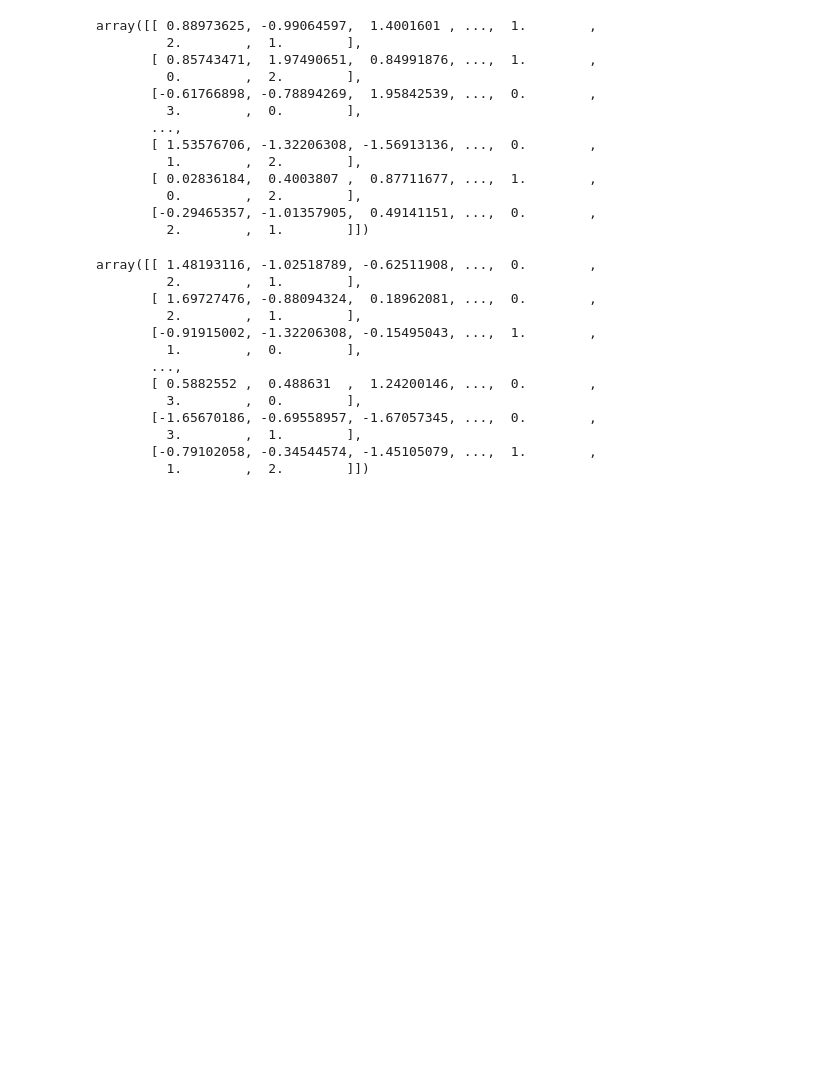
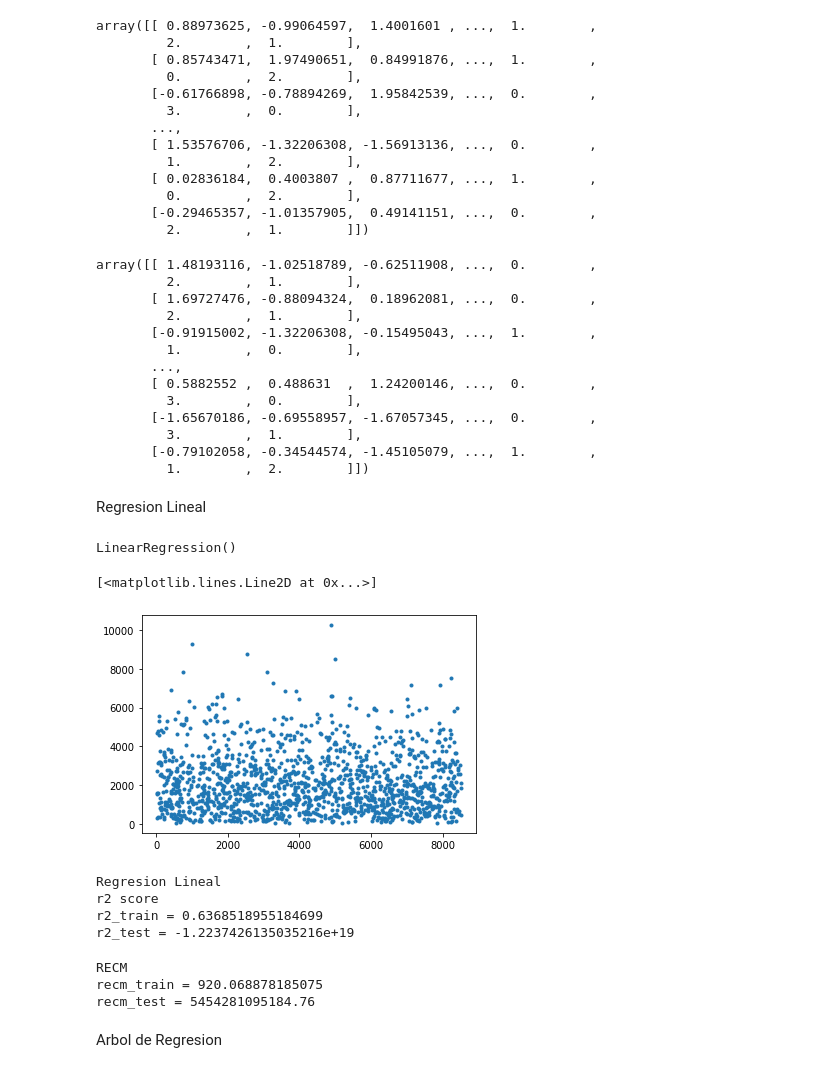
Before and after one commit to s-manterola/predicciones-de-ventas-alimenticias, a Jupyter notebook: Predicciones_de_Ventas_Alimenticias.ipynb, the cells around one changed output. Cells and saved outputs as stored; diff of their text form; code cells hidden in the pictures; blank space fills up the shorter version.

```diff
--- a/Predicciones_de_Ventas_Alimenticias.ipynb
+++ b/Predicciones_de_Ventas_Alimenticias.ipynb
@@ -346,3 +347,5 @@ array([[ 1.48193116, -1.02518789, -0.62511908, ...,  0.        ,
          3.        ,  1.        ],
        [-0.79102058, -0.34544574, -1.45105079, ...,  1.        ,
          1.        ,  2.        ]])
+# %% [markdown]
+Regresion Lineal
@@ -348,0 +355,31 @@ array([[ 1.48193116, -1.02518789, -0.62511908, ...,  0.        ,
+# %%
+lin_reg = LinearRegression()
+
+lin_reg.fit(X_train_processed, y_train)
+# %% [output]
+LinearRegression()
+# %%
+plt.plot(y_test, ".")
+# %% [output]
+[<matplotlib.lines.Line2D at 0x...>]
+[figure, added]
+# %%
+print(f"Regresion Lineal")
+print("r2 score")
+print(f"r2_train = {r2_score(y_train, lin_reg.predict(X_train_processed))}")
+print(f"r2_test = {r2_score(y_test, lin_reg.predict(X_test_processed))}")
+# %% [output]
+Regresion Lineal
+r2 score
+r2_train = 0.6368518955184699
+r2_test = -1.2237426135035216e+19
+# %%
+print("RECM")
+print(f"recm_train = {np.sqrt(mean_squared_error(y_train, lin_reg.predict(X_train_processed)))}")
+print(f"recm_test = {np.sqrt(mean_squared_error(y_test, lin_reg.predict(X_test_processed)))}")
+# %% [output]
+RECM
+recm_train = 920.068878185075
+recm_test = 5454281095184.76
+# %% [markdown]
+Arbol de Regresion
```
Also changed, not shown: parts of 9 cells of this notebook.
